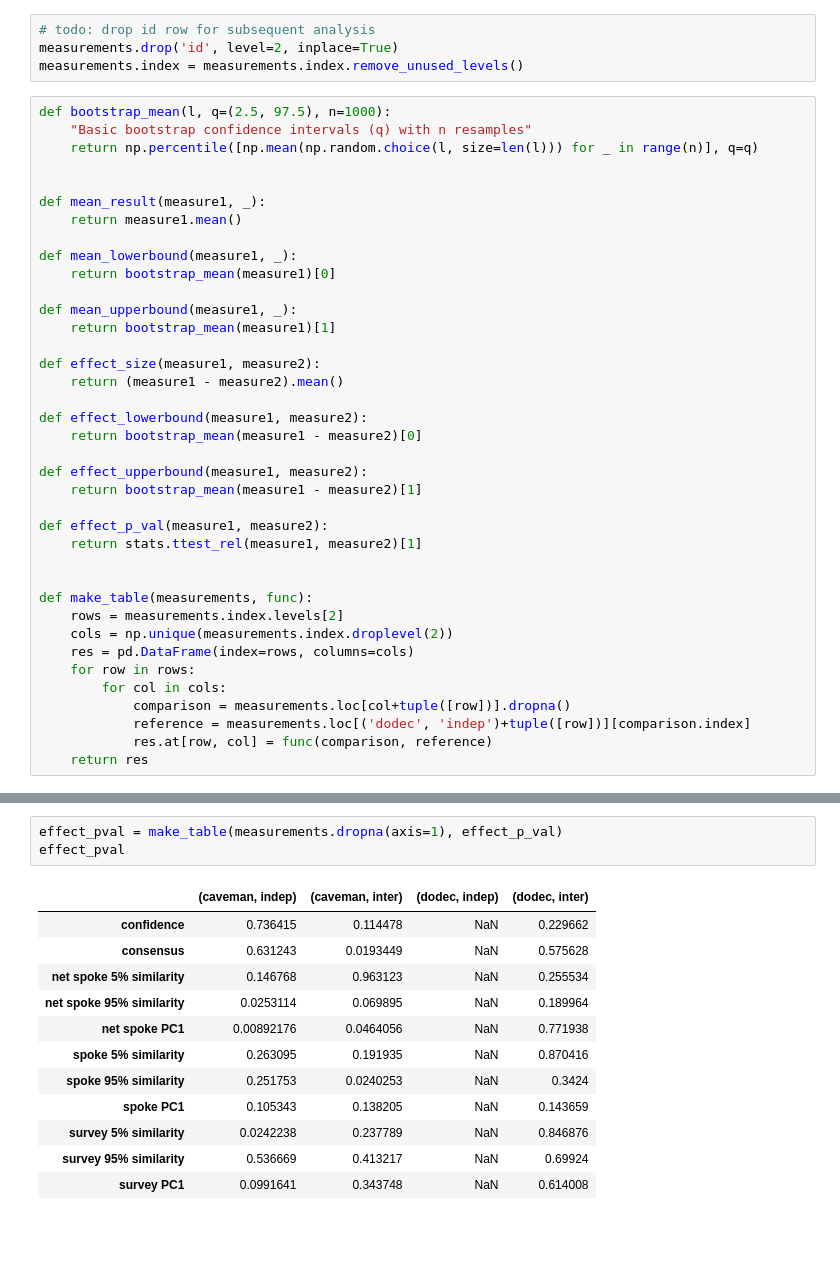
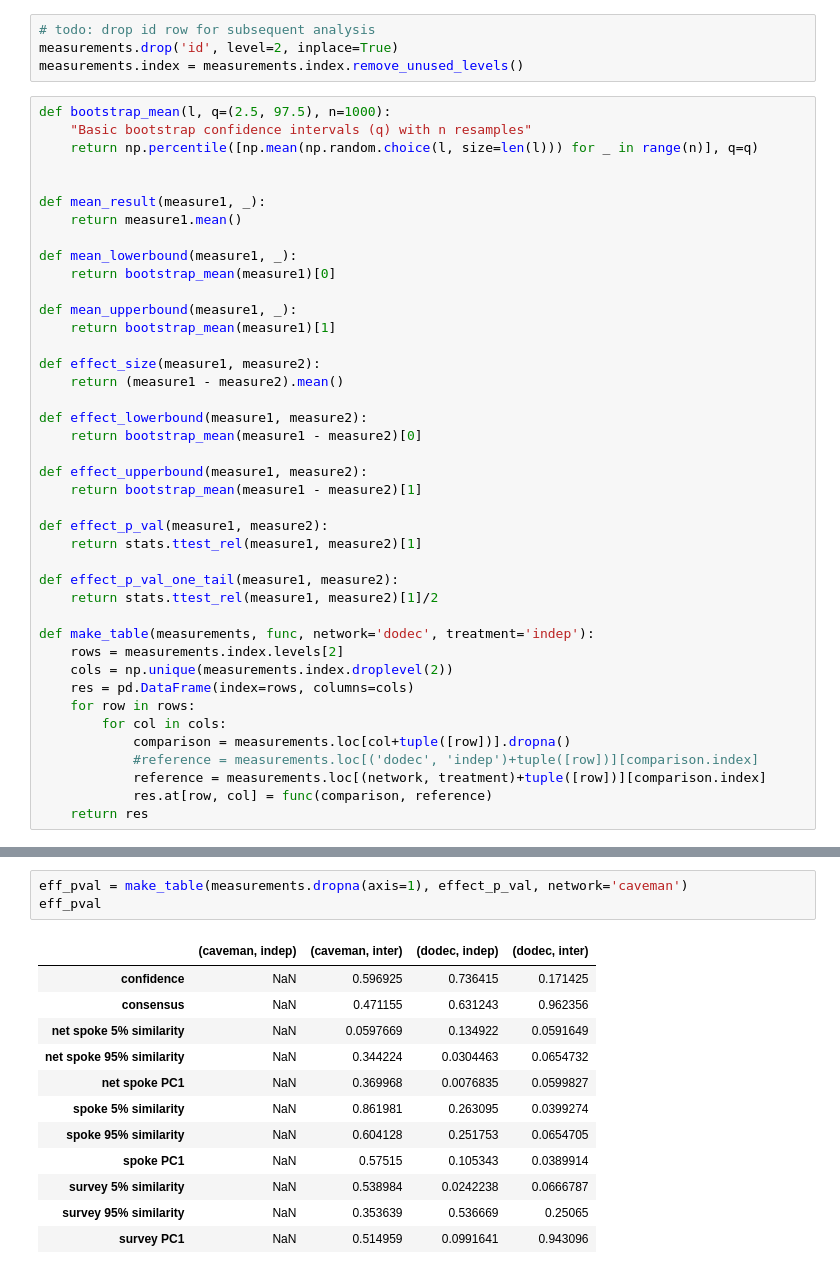
Before and after one commit to JamesPHoughton/detective-game-interdependent-diffusion, a Jupyter notebook: analysis/Estimate end-of-game outcome measures.ipynb, the cells around one changed output, grey strips where cells are left out. Cells and saved outputs as stored; diff of their text form; blank space fills up the shorter version.

```diff
--- a/analysis/Estimate end-of-game outcome measures.ipynb
+++ b/analysis/Estimate end-of-game outcome measures.ipynb
@@ -265,15 +265,18 @@ def effect_upperbound(measure1, measure2):
 def effect_p_val(measure1, measure2):
     return stats.ttest_rel(measure1, measure2)[1]
 
+def effect_p_val_one_tail(measure1, measure2):
+    return stats.ttest_rel(measure1, measure2)[1]/2
 
-def make_table(measurements, func):
+def make_table(measurements, func, network='dodec', treatment='indep'):
     rows = measurements.index.levels[2]
     cols = np.unique(measurements.index.droplevel(2))
     res = pd.DataFrame(index=rows, columns=cols)
     for row in rows:
         for col in cols:
             comparison = measurements.loc[col+tuple([row])].dropna()
-            reference = measurements.loc[('dodec', 'indep')+tuple([row])][comparison.index]
+            #reference = measurements.loc[('dodec', 'indep')+tuple([row])][comparison.index]
+            reference = measurements.loc[(network, treatment)+tuple([row])][comparison.index]
             res.at[row, col] = func(comparison, reference)
     return res
 # %%
@@ -343,17 +443,17 @@ effect
 # %%
-effect_pval = make_table(measurements.dropna(axis=1), effect_p_val)
-effect_pval
+eff_pval = make_table(measurements.dropna(axis=1), effect_p_val, network='caveman')
+eff_pval
 # %% [output]
 |  | (caveman, indep) | (caveman, inter) | (dodec, indep) | (dodec, inter) |
-| confidence | 0.736415 | 0.114478 | NaN | 0.229662 |
-| consensus | 0.631243 | 0.0193449 | NaN | 0.575628 |
-| net spoke 5% similarity | 0.146768 | 0.963123 | NaN | 0.255534 |
-| net spoke 95% similarity | 0.0253114 | 0.069895 | NaN | 0.189964 |
-| net spoke PC1 | 0.00892176 | 0.0464056 | NaN | 0.771938 |
-| spoke 5% similarity | 0.263095 | 0.191935 | NaN | 0.870416 |
-| spoke 95% similarity | 0.251753 | 0.0240253 | NaN | 0.3424 |
-| spoke PC1 | 0.105343 | 0.138205 | NaN | 0.143659 |
-| survey 5% similarity | 0.0242238 | 0.237789 | NaN | 0.846876 |
-| survey 95% similarity | 0.536669 | 0.413217 | NaN | 0.69924 |
-| survey PC1 | 0.0991641 | 0.343748 | NaN | 0.614008 |
+| confidence | NaN | 0.596925 | 0.736415 | 0.171425 |
+| consensus | NaN | 0.471155 | 0.631243 | 0.962356 |
+| net spoke 5% similarity | NaN | 0.0597669 | 0.134922 | 0.0591649 |
+| net spoke 95% similarity | NaN | 0.344224 | 0.0304463 | 0.0654732 |
+| net spoke PC1 | NaN | 0.369968 | 0.0076835 | 0.0599827 |
+| spoke 5% similarity | NaN | 0.861981 | 0.263095 | 0.0399274 |
+| spoke 95% similarity | NaN | 0.604128 | 0.251753 | 0.0654705 |
+| spoke PC1 | NaN | 0.57515 | 0.105343 | 0.0389914 |
+| survey 5% similarity | NaN | 0.538984 | 0.0242238 | 0.0666787 |
+| survey 95% similarity | NaN | 0.353639 | 0.536669 | 0.25065 |
+| survey PC1 | NaN | 0.514959 | 0.0991641 | 0.943096 |
 # %%
```
Also changed, not shown: parts of 15 cells of this notebook, 9 other files.
